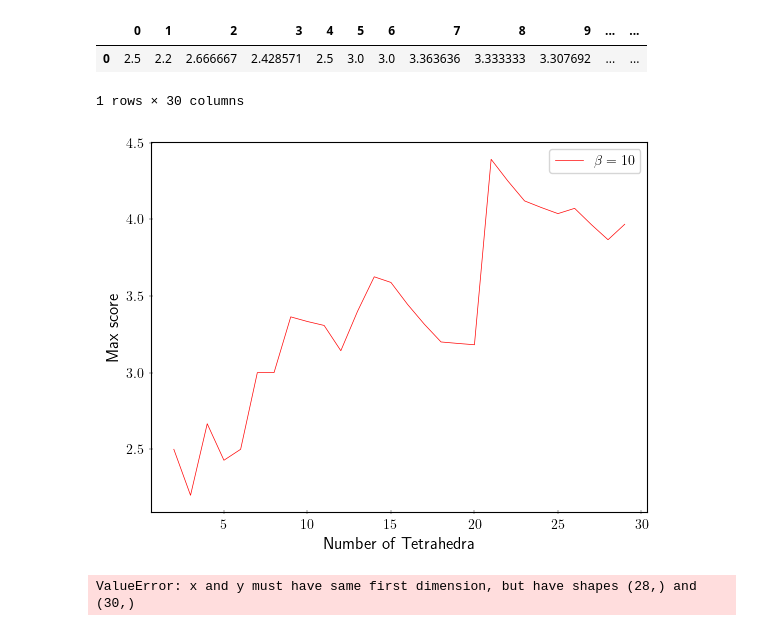
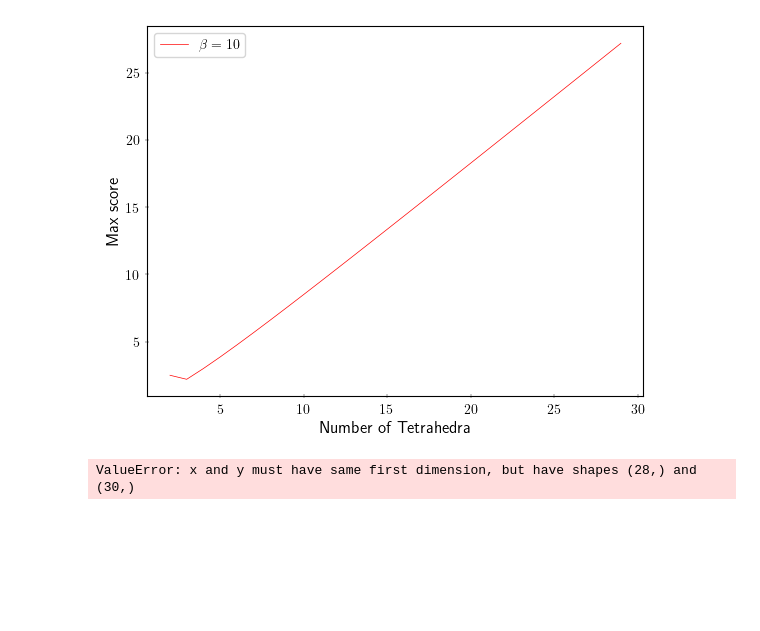
Before and after one commit to dbruwel/pachner-graph-triangulations, a Jupyter notebook: experiments/notebooks/01_analyse_direct_accent.ipynb, the cells around one changed output. Saved outputs shown, nothing was run; the diff lists cells and outputs as text; code cells hidden in the pictures; blank space fills up the shorter version.

```diff
--- a/experiments/notebooks/01_analyse_direct_accent.ipynb
+++ b/experiments/notebooks/01_analyse_direct_accent.ipynb
@@ -8,7 +8,7 @@ from pachner_traversal.utils import data_path, set_style
 
 set_style()
 # %%
-result_path = data_path / "results" / "direct_ascent" / "determinant_alexander_polynomial" / "20250923_2102"
+result_path = data_path / "results" / "direct_ascent" / "determinant_alexander_polynomial" / "20251010_0111"
 assert result_path.exists()
 # %%
 # all_knotteds = pd.read_csv(result_path / 'all_knotteds.csv')
@@ -18,22 +18,16 @@ isos = pd.read_csv(result_path / 'isos.csv')
 # p_knotteds = pd.read_csv(result_path / 'p_knotteds.csv')
 scores = pd.read_csv(result_path / 'scores.csv')
 betas = pd.read_csv(result_path / 'betas.csv')
-# %%
-scores
-# %% [output]
-|  | 0 | 1 | 2 | 3 | 4 | 5 | 6 | 7 | 8 | 9 | ... | ... |
-| 0 | 2.5 | 2.2 | 2.666667 | 2.428571 | 2.5 | 3.0 | 3.0 | 3.363636 | 3.333333 | 3.307692 | ... | ... |
-1 rows × 30 columns
 # %%
 fig, ax = plt.subplots()
 
-ax.plot(np.arange(2, 30), scores.values[0][:-2], color='red', label=r'$\beta=10$')
+ax.plot(np.arange(2, 30), scores.values[0], color='red', label=r'$\beta=10$')
 ax.set_xlabel('Number of Tetrahedra')
 ax.set_ylabel('Max score')
 ax.legend()
 plt.show()
 # %% [output]
-[figure, old version]
+[figure, new version]
 # %%
 fig, ax = plt.subplots()
 
```
Also changed, not shown: 5 other files.
